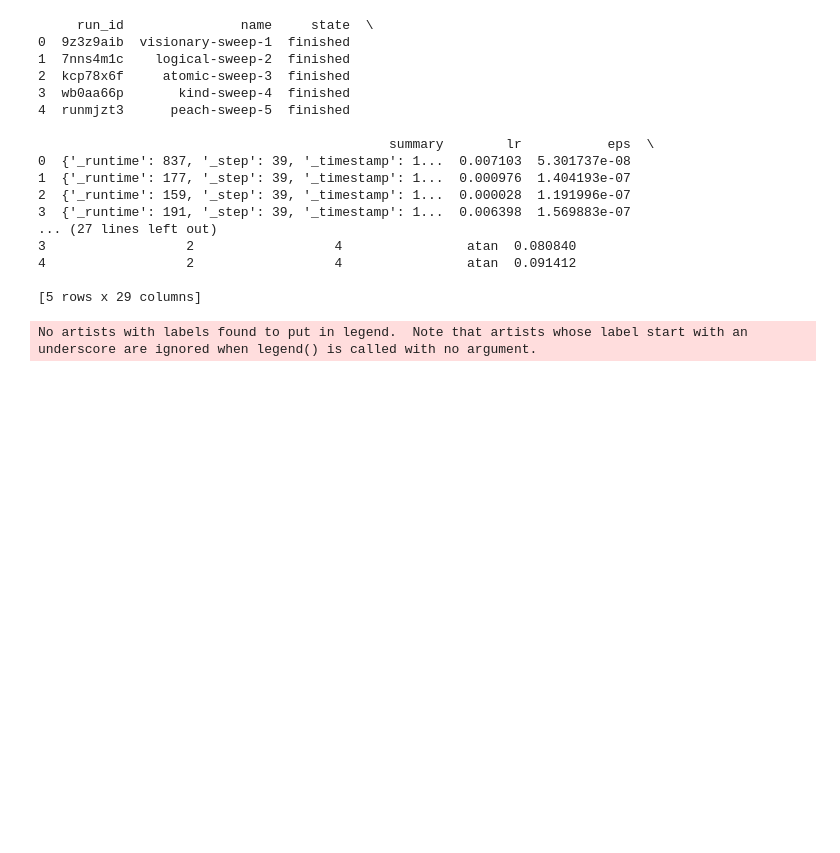
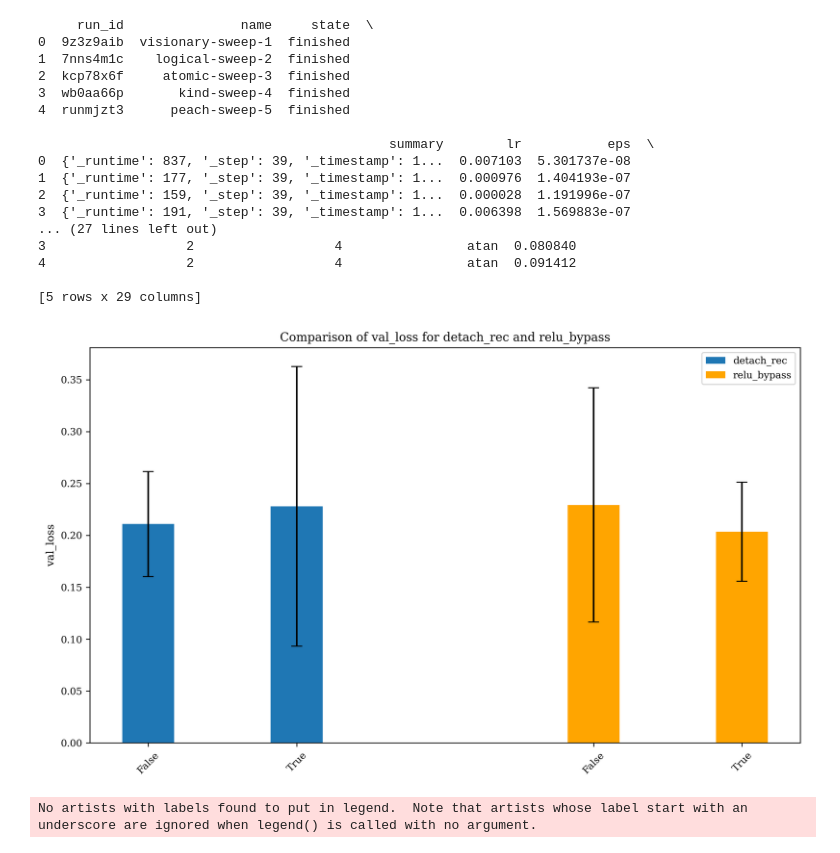
Before and after one commit to LuposX/FlexSpike, a Jupyter notebook: utils/generate_graphics.ipynb, the cells around one changed output. Saved outputs shown, nothing was run; the diff lists cells and outputs as text; code cells hidden in the pictures; blank space fills up the shorter version.

```diff
--- a/utils/generate_graphics.ipynb
+++ b/utils/generate_graphics.ipynb
@@ -748,6 +780,40 @@ print(df2.head())
 4                  2                  4                atan  0.091412
 
 [5 rows x 29 columns]
+# %%
+import matplotlib.pyplot as plt
+import numpy as np
+
+# Compute mean and std for detach_rec
+detach_stats = df1_clean.groupby("detach_rec")["val_loss"].agg(["mean", "std"]).reset_index()
+
+# Compute mean and std for relu_bypass
+relu_stats = df1_clean.groupby("relu_bypass")["val_loss"].agg(["mean", "std"]).reset_index()
+
+# Bar width
+bar_width = 0.35
+x_detach = np.arange(len(detach_stats))
+x_relu = np.arange(len(relu_stats)) + len(detach_stats) + 1  # offset to separate groups
+
+fig, ax = plt.subplots(figsize=(10,6))
+
+# Plot detach_rec bars
+ax.bar(x_detach, detach_stats['mean'], yerr=detach_stats['std'], width=bar_width, label="detach_rec", capsize=5)
+
+# Plot relu_bypass bars
+ax.bar(x_relu, relu_stats['mean'], yerr=relu_stats['std'], width=bar_width, label="relu_bypass", capsize=5, color='orange')
+
+# X-axis labels: combine detach_rec and relu_bypass
+ax.set_xticks(np.concatenate([x_detach, x_relu]))
+ax.set_xticklabels(list(detach_stats['detach_rec']) + list(relu_stats['relu_bypass']), rotation=45)
+
+ax.set_ylabel("val_loss")
+ax.set_title("Comparison of val_loss for detach_rec and relu_bypass")
+ax.legend()
+plt.tight_layout()
+plt.show()
+# %% [output]
+[figure, added]
 # %%
 plt.rcParams.update({
     "font.size": 10,
```
Also changed, not shown: parts of 10 cells of this notebook, 5 other files.
